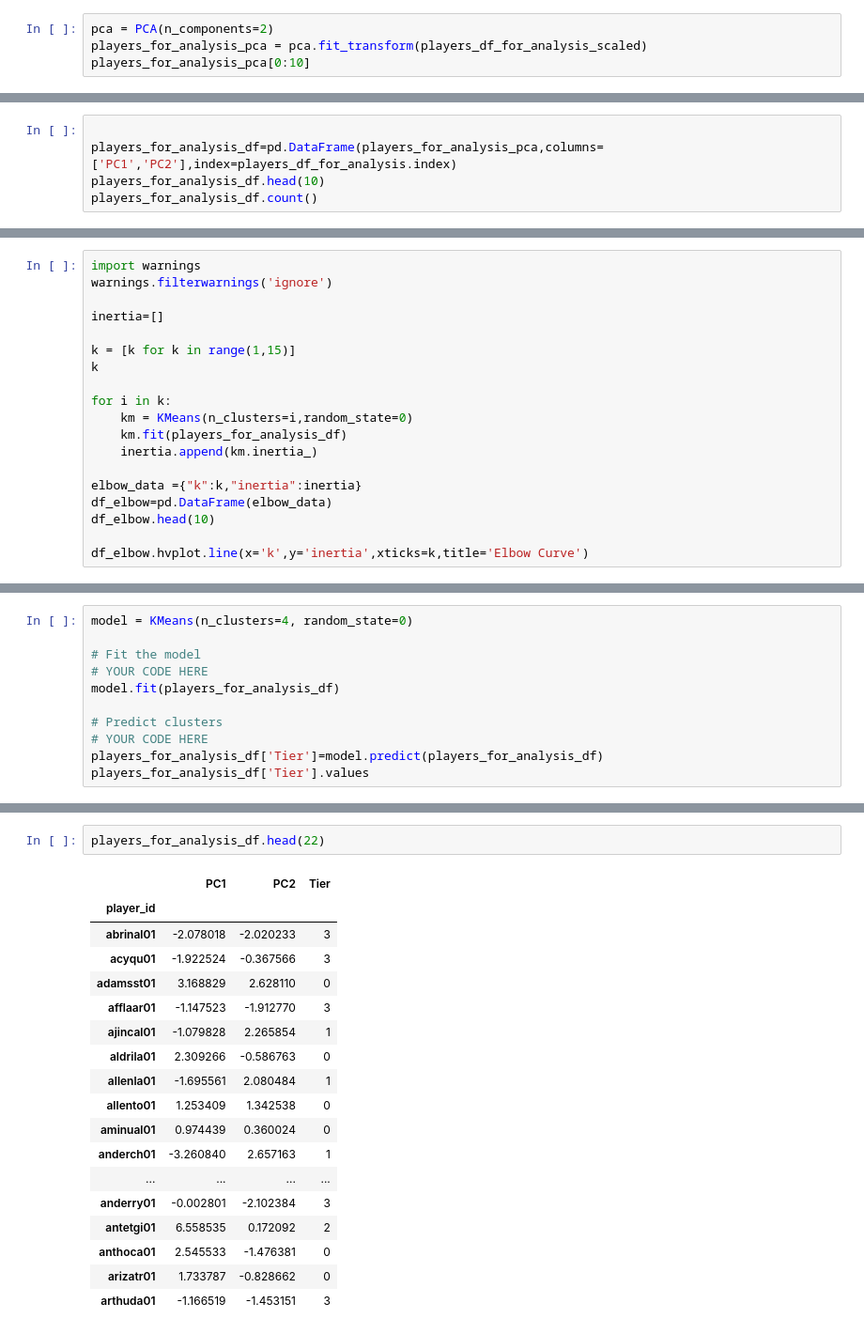
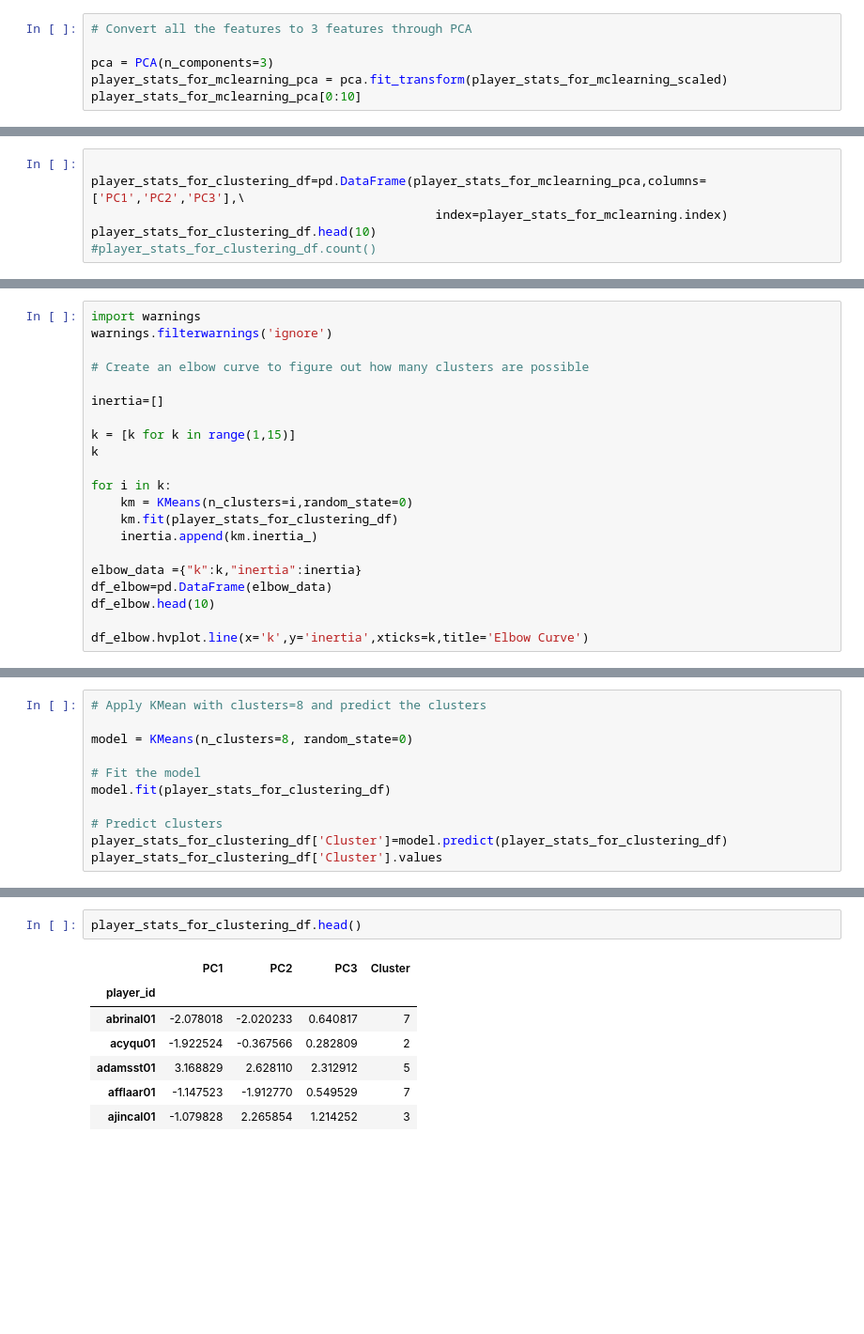
Before and after one commit to asitkumar26/nba-player-analytics, a Jupyter notebook: Practice/player-clustering.ipynb, the cells around one changed output, grey strips where cells are left out. Shown at 94% size. Drawn from its saved outputs; the diff is of its cells as text; blank space fills up the shorter version.

```diff
--- a/Practice/player-clustering.ipynb
+++ b/Practice/player-clustering.ipynb
@@ -72,5 +116,7 @@ len(players_df_for_analysis_scaled)
 # %%
-pca = PCA(n_components=2)
-players_for_analysis_pca = pca.fit_transform(players_df_for_analysis_scaled)
-players_for_analysis_pca[0:10]
+# Convert all the features to 3 features through PCA
+
+pca = PCA(n_components=3)
+player_stats_for_mclearning_pca = pca.fit_transform(player_stats_for_mclearning_scaled)
+player_stats_for_mclearning_pca[0:10]
 # %% [output]
@@ -87,6 +133,7 @@ array([[-2.07801777, -2.02023319],
 # %%
 
-players_for_analysis_df=pd.DataFrame(players_for_analysis_pca,columns=['PC1','PC2'],index=players_df_for_analysis.index)
-players_for_analysis_df.head(10)
-players_for_analysis_df.count()
+player_stats_for_clustering_df=pd.DataFrame(player_stats_for_mclearning_pca,columns=['PC1','PC2','PC3'],\
+                                               index=player_stats_for_mclearning.index)
+player_stats_for_clustering_df.head(10)
+#player_stats_for_clustering_df.count()
 # %% [output]
@@ -96,6 +152,8 @@ dtype: int64
 # %%
 import warnings
 warnings.filterwarnings('ignore')
+
+# Create an elbow curve to figure out how many clusters are possible
 
 inertia=[]
 
@@ -104,7 +162,7 @@ k
 
 for i in k:
     km = KMeans(n_clusters=i,random_state=0)
-    km.fit(players_for_analysis_df)
+    km.fit(player_stats_for_clustering_df)
     inertia.append(km.inertia_)
 
 elbow_data ={"k":k,"inertia":inertia}
@@ -115,14 +173,14 @@ df_elbow.hvplot.line(x='k',y='inertia',xticks=k,title='Elbow Curve')
 # %% [output]
 [interactive output not drawn]
 # %%
-model = KMeans(n_clusters=4, random_state=0)
+# Apply KMean with clusters=8 and predict the clusters
+
+model = KMeans(n_clusters=8, random_state=0)
 
 # Fit the model
-# YOUR CODE HERE
-model.fit(players_for_analysis_df)
+model.fit(player_stats_for_clustering_df)
 
 # Predict clusters
-# YOUR CODE HERE
-players_for_analysis_df['Tier']=model.predict(players_for_analysis_df)
-players_for_analysis_df['Tier'].values
+player_stats_for_clustering_df['Cluster']=model.predict(player_stats_for_clustering_df)
+player_stats_for_clustering_df['Cluster'].values
 # %% [output]
@@ -130,22 +188,11 @@ array([3, 3, 0, 3, 1, 0, 1, 0, 0, 1, 1, 3, 3, 3, 2, 0, 0, 3])
 # %%
-players_for_analysis_df.head(22)
+player_stats_for_clustering_df.head()
 # %% [output]
-|  | PC1 | PC2 | Tier |
-| player_id |  |  |  |
-| abrinal01 | -2.078018 | -2.020233 | 3 |
-| acyqu01 | -1.922524 | -0.367566 | 3 |
-| adamsst01 | 3.168829 | 2.628110 | 0 |
-| afflaar01 | -1.147523 | -1.912770 | 3 |
-| ajincal01 | -1.079828 | 2.265854 | 1 |
-| aldrila01 | 2.309266 | -0.586763 | 0 |
-| allenla01 | -1.695561 | 2.080484 | 1 |
-| allento01 | 1.253409 | 1.342538 | 0 |
-| aminual01 | 0.974439 | 0.360024 | 0 |
-| anderch01 | -3.260840 | 2.657163 | 1 |
-| ... | ... | ... | ... |
-| anderry01 | -0.002801 | -2.102384 | 3 |
-| antetgi01 | 6.558535 | 0.172092 | 2 |
-| anthoca01 | 2.545533 | -1.476381 | 0 |
-| arizatr01 | 1.733787 | -0.828662 | 0 |
-| arthuda01 | -1.166519 | -1.453151 | 3 |
+|  | PC1 | PC2 | PC3 | Cluster |
+| player_id |  |  |  |  |
+| abrinal01 | -2.078018 | -2.020233 | 0.640817 | 7 |
+| acyqu01 | -1.922524 | -0.367566 | 0.282809 | 2 |
+| adamsst01 | 3.168829 | 2.628110 | 2.312912 | 5 |
+| afflaar01 | -1.147523 | -1.912770 | 0.549529 | 7 |
+| ajincal01 | -1.079828 | 2.265854 | 1.214252 | 3 |
 # %%
```
Also changed, not shown: parts of 16 cells of this notebook, 3 other files.
